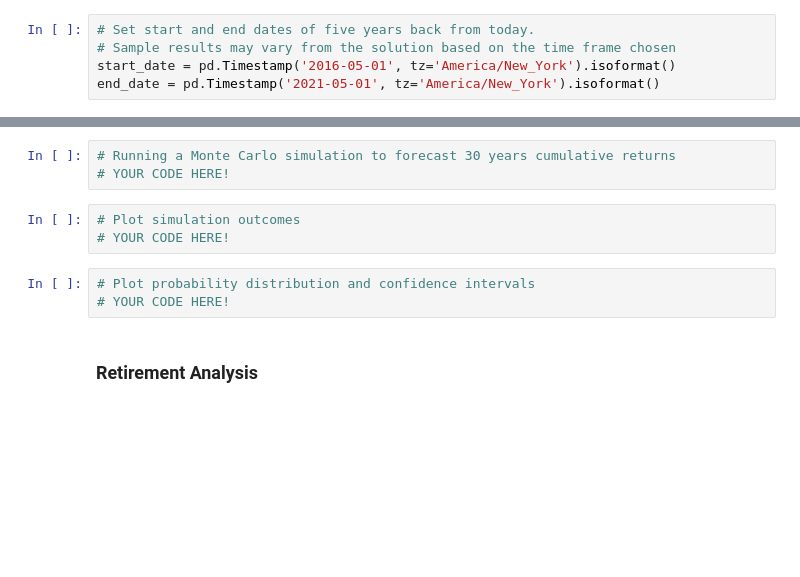
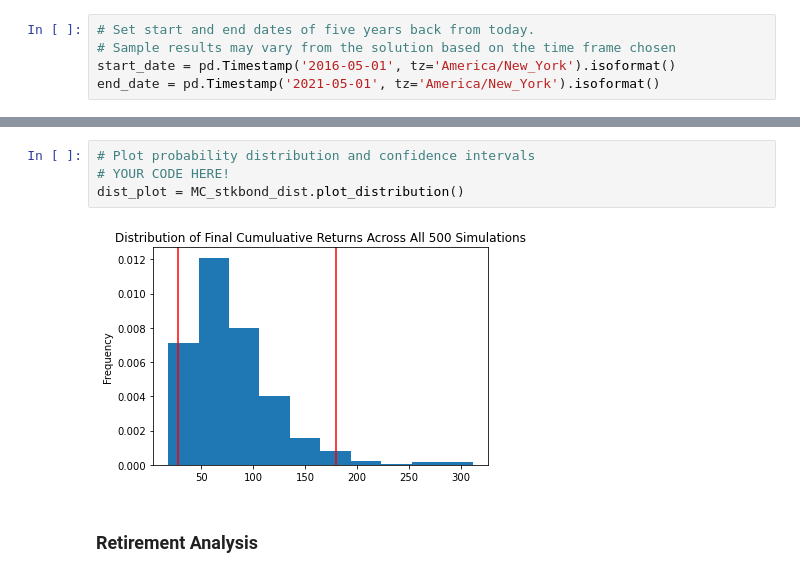
Before and after one commit to kcctudo/python-homework, a Jupyter notebook: Assignment_05-APIs.ipynb, the cells around one changed output, grey strips where cells are left out. Saved outputs shown, nothing was run; the diff lists cells and outputs as text; blank space fills up the shorter version.

```diff
--- a/Assignment_05-APIs.ipynb
+++ b/Assignment_05-APIs.ipynb
@@ -205,12 +290,9 @@ df_stock_data.head()
-# %%
-# Running a Monte Carlo simulation to forecast 30 years cumulative returns
-# YOUR CODE HERE!
 # %%
-# Plot simulation outcomes
+# Plot probability distribution and confidence intervals
 # YOUR CODE HERE!
+dist_plot = MC_stkbond_dist.plot_distribution()
+# %% [output]
+[figure, added]
-# %%
-# Plot probability distribution and confidence intervals
-# YOUR CODE HERE!
 # %% [markdown]
 ### Retirement Analysis
 # %%
```
Also changed, not shown: parts of 17 cells of this notebook.
